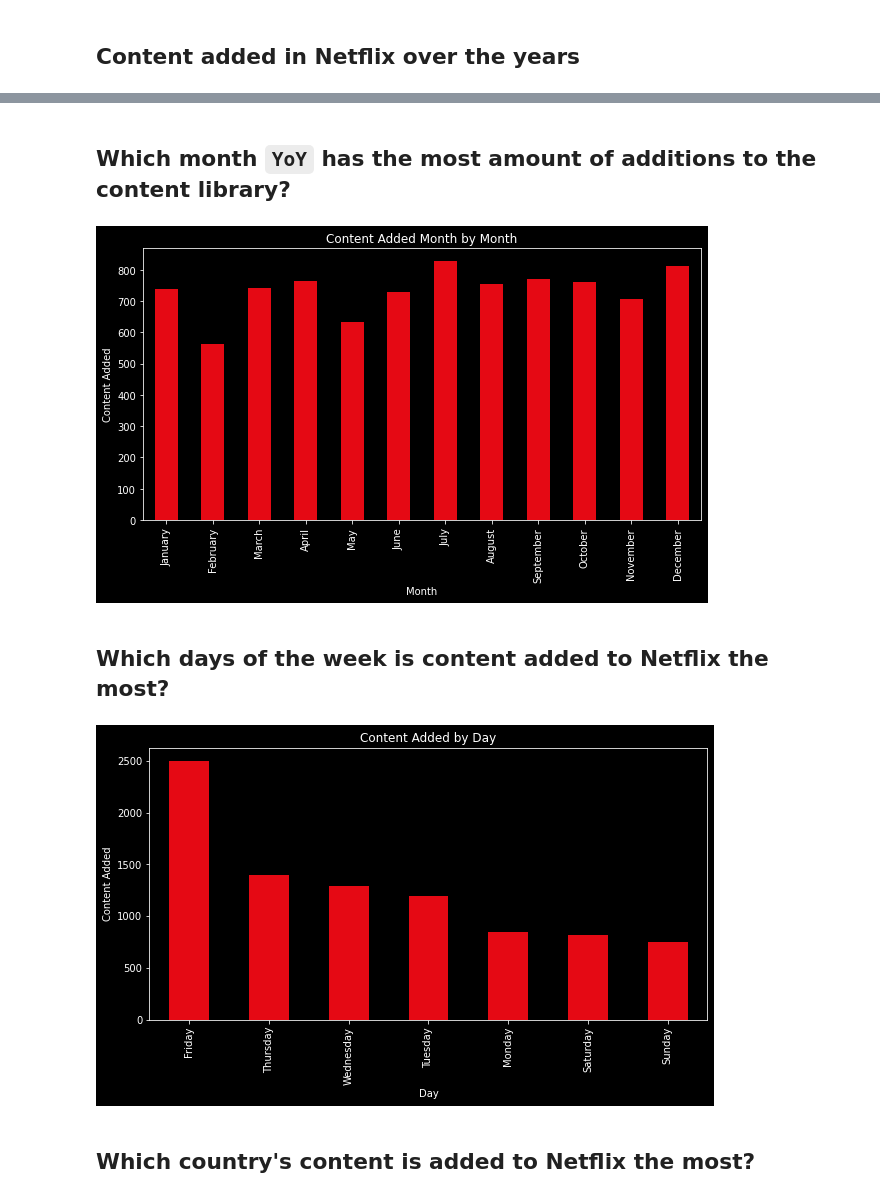
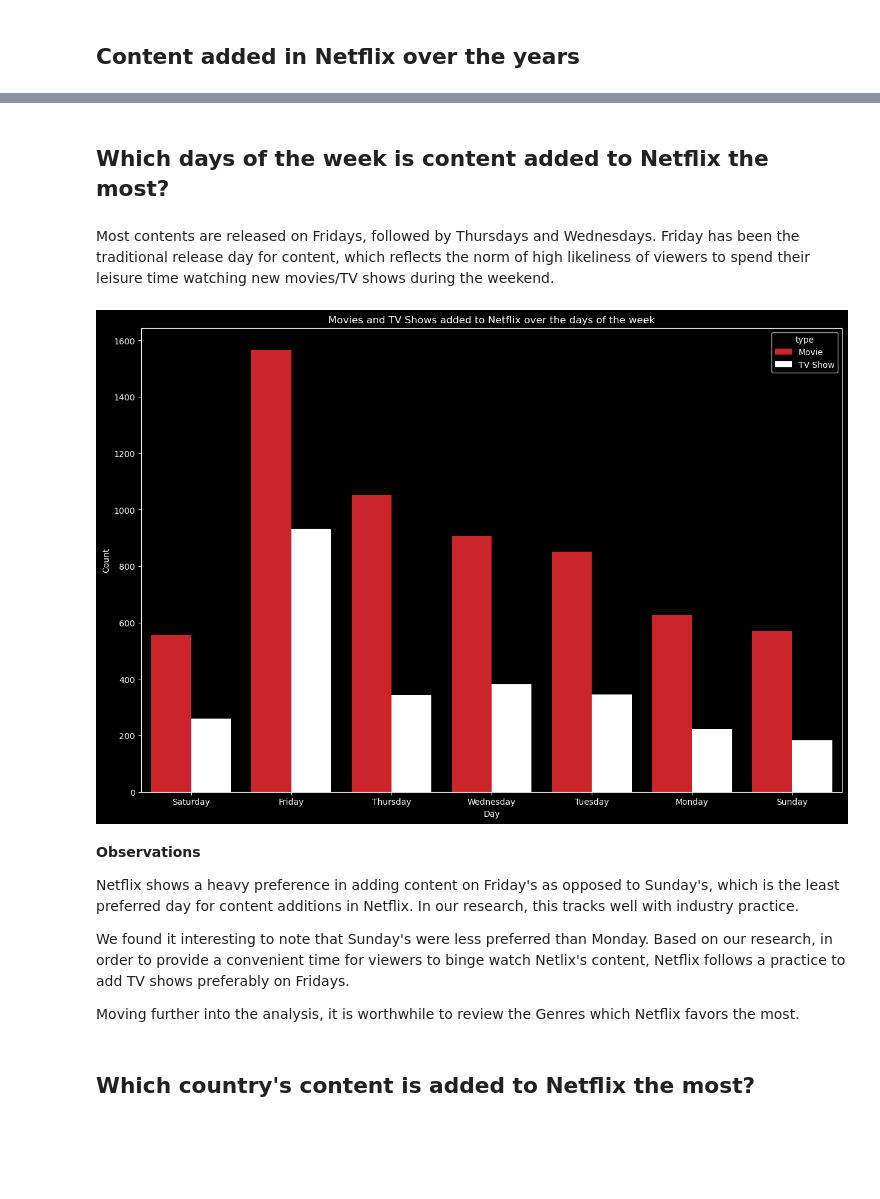
Before and after one commit to bhagirathbhard/Analysis-Netflix-Content-Library, a Jupyter notebook: A7_Netflix_Content_Analysis.ipynb, the cells around one changed output, grey strips where cells are left out. Drawn from its saved outputs; the diff is of its cells as text; code cells hidden in the pictures; blank space fills up the shorter version.

```diff
--- a/A7_Netflix_Content_Analysis.ipynb
+++ b/A7_Netflix_Content_Analysis.ipynb
@@ -625,29 +618,28 @@ plt.show()
-# %% [markdown]
-## Which month `YoY` has the most amount of additions to the content library?
-# %%
-#Create table of content added month by month sorted by month
-netflix_ds['date_added'].dt.month.value_counts().sort_index().plot(kind='bar', figsize=(10,5), color='#E50914')
-#Replace x-axis labels with month names
-plt.gca().set_xticklabels(['January', 'February', 'March', 'April', 'May', 'June', 'July', 'August', 'September', 'October', 'November', 'December'])
-#Label the plot
-plt.xlabel('Month')
-plt.ylabel('Content Added')
-plt.title('Content Added Month by Month')
-plt.show()
-# %% [output]
-[figure, removed]
 # %% [markdown]
 ## Which days of the week is content added to Netflix the most?
-# %%
-#Plot which days of the week content is added to Netflix the most in descending order
-netflix_ds['date_added'].dt.day_name().value_counts().sort_values(ascending=False).plot(kind='bar', figsize=(10,5), color='#E50914')
-#Label the plot
-plt.xlabel('Day')
-plt.ylabel('Content Added')
-plt.title('Content Added by Day')
-plt.show()
-# %% [output]
-[figure, removed]
+# %% [markdown]
+Most contents are released on Fridays, followed by Thursdays and Wednesdays. Friday has been the traditional release day for content, which reflects the norm of high likeliness of viewers to spend their leisure time watching new movies/TV shows during the weekend.
+# %%
+#Plot and Hue by type the days of the week when content was added to Netflix
+#Create a column of date added day of the week
+netflix_ds['date_added_day'] = netflix_ds['date_added'].dt.day_name()
+plt.figure(figsize=(15,10))
+#Change color of plot to red and white
+sns.countplot(x='date_added_day', hue='type', data=netflix_ds, palette=['#E50914', '#ffffff'])
+plt.title('Movies and TV Shows added to Netflix over the days of the week')
+plt.xlabel('Day')
+plt.ylabel('Count')
+plt.show()
+# %% [output]
+[figure, added]
+# %% [markdown]
+**Observations**
+
+Netflix shows a heavy preference in adding content on Friday's as opposed to Sunday's, which is the least preferred day for content additions in Netflix. In our research, this tracks well with industry practice.
+
+We found it interesting to note that Sunday's were less preferred than Monday. Based on our research, in order to provide a convenient time for viewers to binge watch Netlix's content, Netflix follows a practice to add TV shows preferably on Fridays.
+
+Moving further into the analysis, it is worthwhile to review the Genres which Netflix favors the most.
 # %% [markdown]
 ## Which country's content is added to Netflix the most?
 # %%
```
Also changed, not shown: parts of 107 cells of this notebook.
